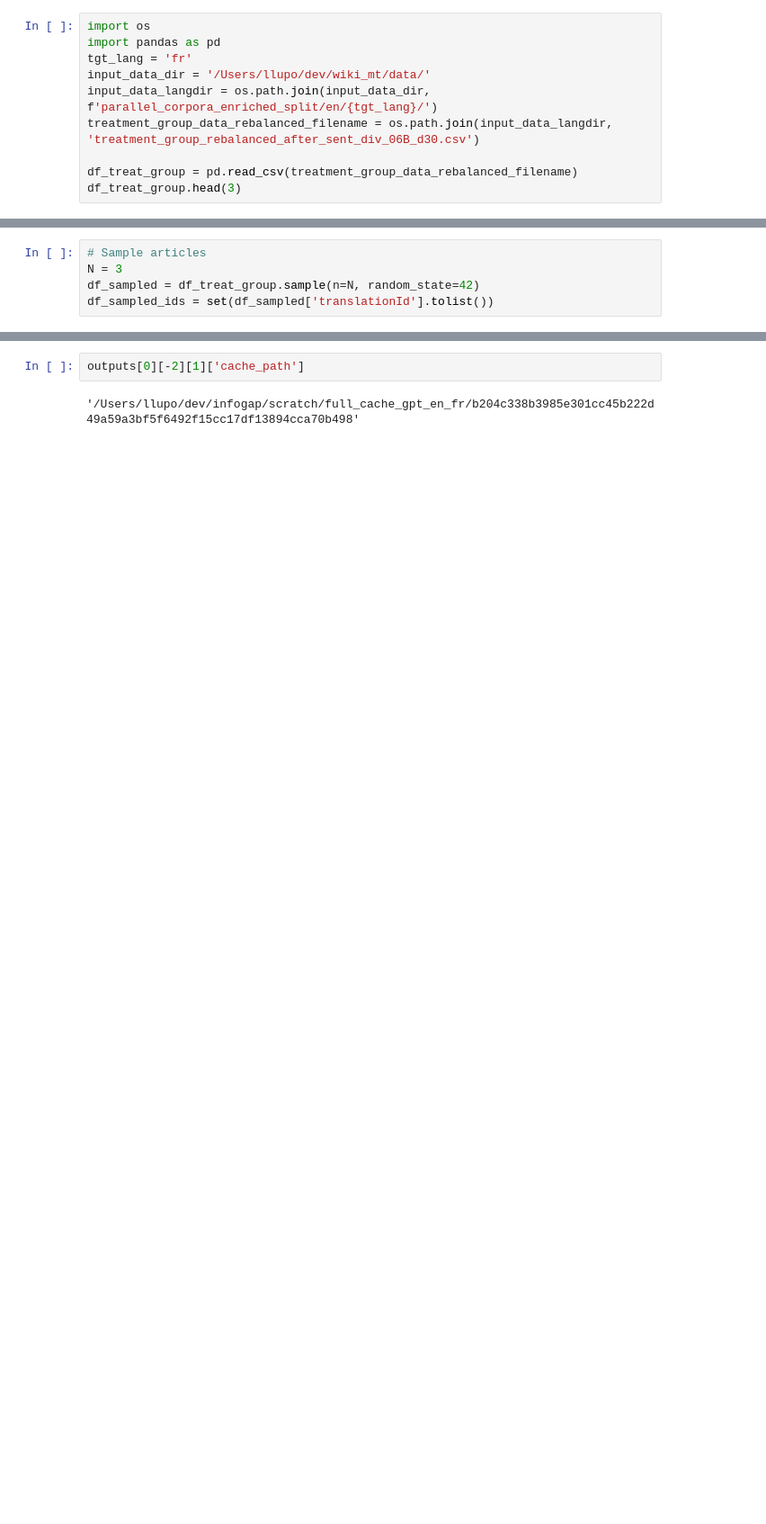
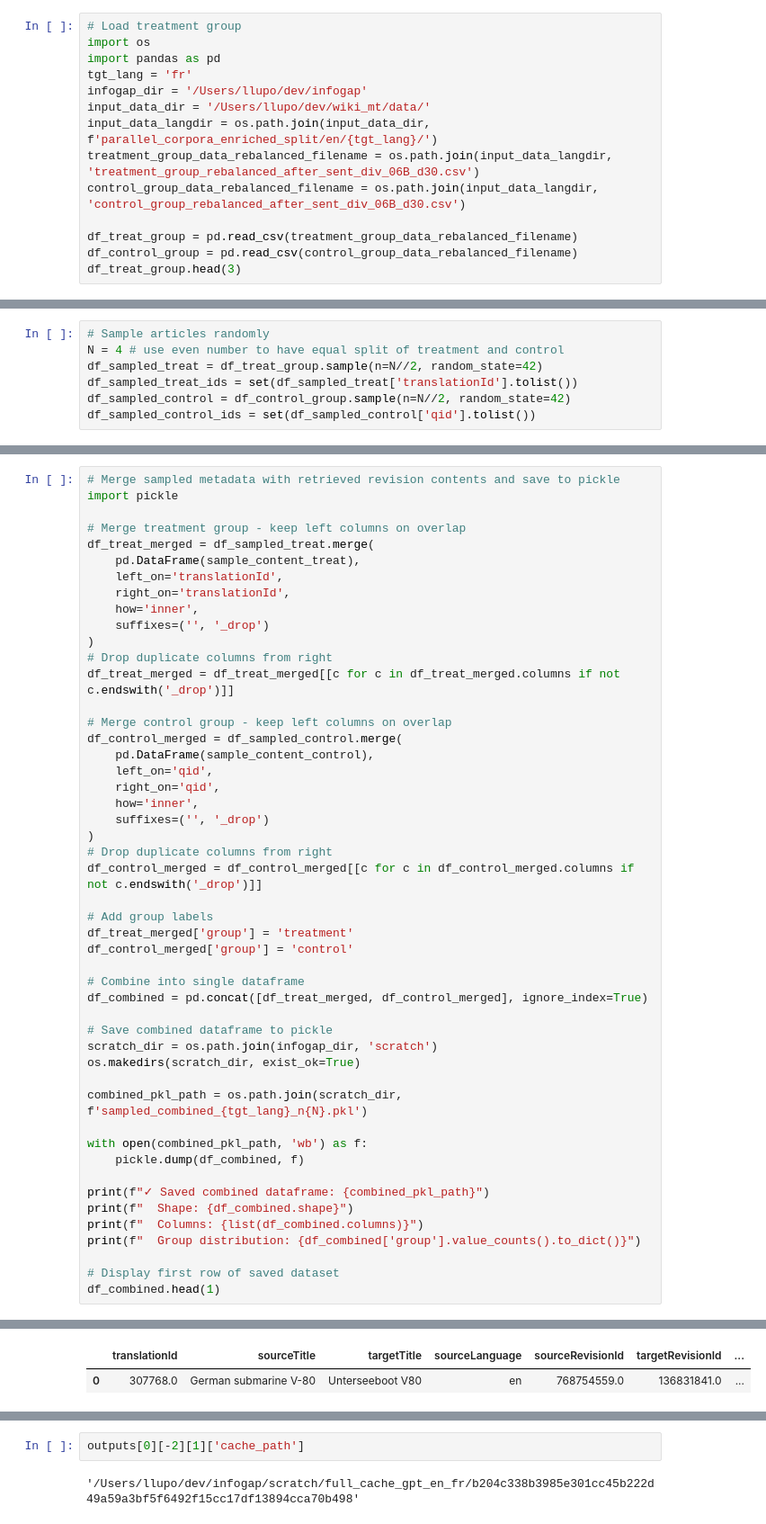
Before and after one commit to lorelupo/infogap, a Jupyter notebook: mynotebooks/wikimt.ipynb, the cells around one changed output, grey strips where cells are left out. Shown at 90% size. Drawn from its saved outputs; the diff is of its cells as text; blank space fills up the shorter version.

```diff
--- a/mynotebooks/wikimt.ipynb
+++ b/mynotebooks/wikimt.ipynb
@@ -3,12 +3,16 @@
 # %%
+# Load treatment group
 import os
 import pandas as pd
 tgt_lang = 'fr'
+infogap_dir = '/Users/llupo/dev/infogap'
 input_data_dir = '/Users/llupo/dev/wiki_mt/data/'
 input_data_langdir = os.path.join(input_data_dir, f'parallel_corpora_enriched_split/en/{tgt_lang}/')
 treatment_group_data_rebalanced_filename = os.path.join(input_data_langdir, 'treatment_group_rebalanced_after_sent_div_06B_d30.csv')
+control_group_data_rebalanced_filename = os.path.join(input_data_langdir, 'control_group_rebalanced_after_sent_div_06B_d30.csv')
 
 df_treat_group = pd.read_csv(treatment_group_data_rebalanced_filename)
+df_control_group = pd.read_csv(control_group_data_rebalanced_filename)
 df_treat_group.head(3)
 # %% [output]
 |  | translationId | sourceTitle | targetTitle | sourceLanguage | sourceRevisionId | targetRevisionId | ... |
@@ -16,10 +20,12 @@ df_treat_group.head(3)
 | 1 | 217629 | Encyclopaedia Biblica | Encyclopaedia Biblica | en | 674514587.0 | 130800780.0 | ... |
 | 2 | 177973 | Julie von May (von Rued) | Julie von May (von Rued) | en | 722695084.0 | 127809339.0 | ... |
 # %%
-# Sample articles
-N = 3
-df_sampled = df_treat_group.sample(n=N, random_state=42)
-df_sampled_ids = set(df_sampled['translationId'].tolist())
+# Sample articles randomly
+N = 4 # use even number to have equal split of treatment and control
+df_sampled_treat = df_treat_group.sample(n=N//2, random_state=42)
+df_sampled_treat_ids = set(df_sampled_treat['translationId'].tolist())
+df_sampled_control = df_control_group.sample(n=N//2, random_state=42)
+df_sampled_control_ids = set(df_sampled_control['qid'].tolist())
 # %%
 # Retrieve revision contents for the sampled articles
 import ijson
@@ -71,0 +111,50 @@ Retrieved 3 articles with raw content.
+# %%
+# Merge sampled metadata with retrieved revision contents and save to pickle
+import pickle
+
+# Merge treatment group - keep left columns on overlap
+df_treat_merged = df_sampled_treat.merge(
+    pd.DataFrame(sample_content_treat),
+    left_on='translationId',
+    right_on='translationId',
+    how='inner',
+    suffixes=('', '_drop')
+)
+# Drop duplicate columns from right
+df_treat_merged = df_treat_merged[[c for c in df_treat_merged.columns if not c.endswith('_drop')]]
+
+# Merge control group - keep left columns on overlap
+df_control_merged = df_sampled_control.merge(
+    pd.DataFrame(sample_content_control),
+    left_on='qid',
+    right_on='qid',
+    how='inner',
+    suffixes=('', '_drop')
+)
+# Drop duplicate columns from right
+df_control_merged = df_control_merged[[c for c in df_control_merged.columns if not c.endswith('_drop')]]
+
+# Add group labels
+df_treat_merged['group'] = 'treatment'
+df_control_merged['group'] = 'control'
+
+# Combine into single dataframe
+df_combined = pd.concat([df_treat_merged, df_control_merged], ignore_index=True)
+
+# Save combined dataframe to pickle
+scratch_dir = os.path.join(infogap_dir, 'scratch')
+os.makedirs(scratch_dir, exist_ok=True)
+
+combined_pkl_path = os.path.join(scratch_dir, f'sampled_combined_{tgt_lang}_n{N}.pkl')
+
+with open(combined_pkl_path, 'wb') as f:
+    pickle.dump(df_combined, f)
+
+print(f"✓ Saved combined dataframe: {combined_pkl_path}")
+print(f"  Shape: {df_combined.shape}")
+print(f"  Columns: {list(df_combined.columns)}")
+print(f"  Group distribution: {df_combined['group'].value_counts().to_dict()}")
+
+# Display first row of saved dataset
+df_combined.head(1)
+# %% [output]
@@ -71,0 +165,2 @@ Retrieved 3 articles with raw content.
+|  | translationId | sourceTitle | targetTitle | sourceLanguage | sourceRevisionId | targetRevisionId | ... |
+| 0 | 307768.0 | German submarine V-80 | Unterseeboot V80 | en | 768754559.0 | 136831841.0 | ... |
```
Also changed, not shown: parts of 22 cells of this notebook, 18 other files.
